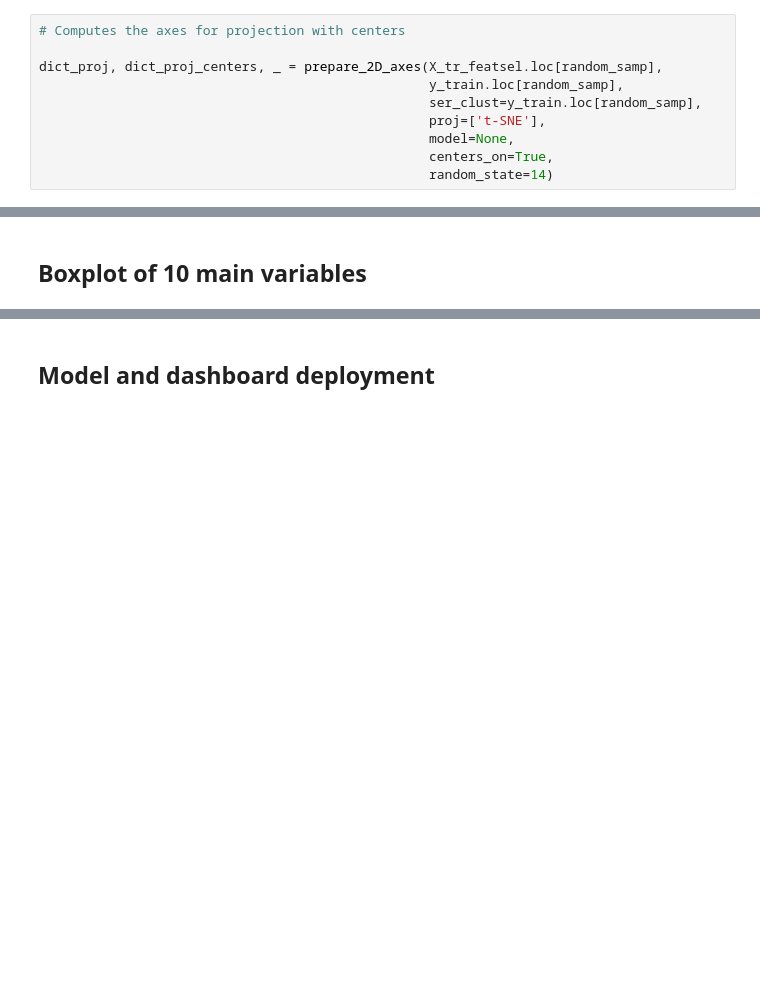
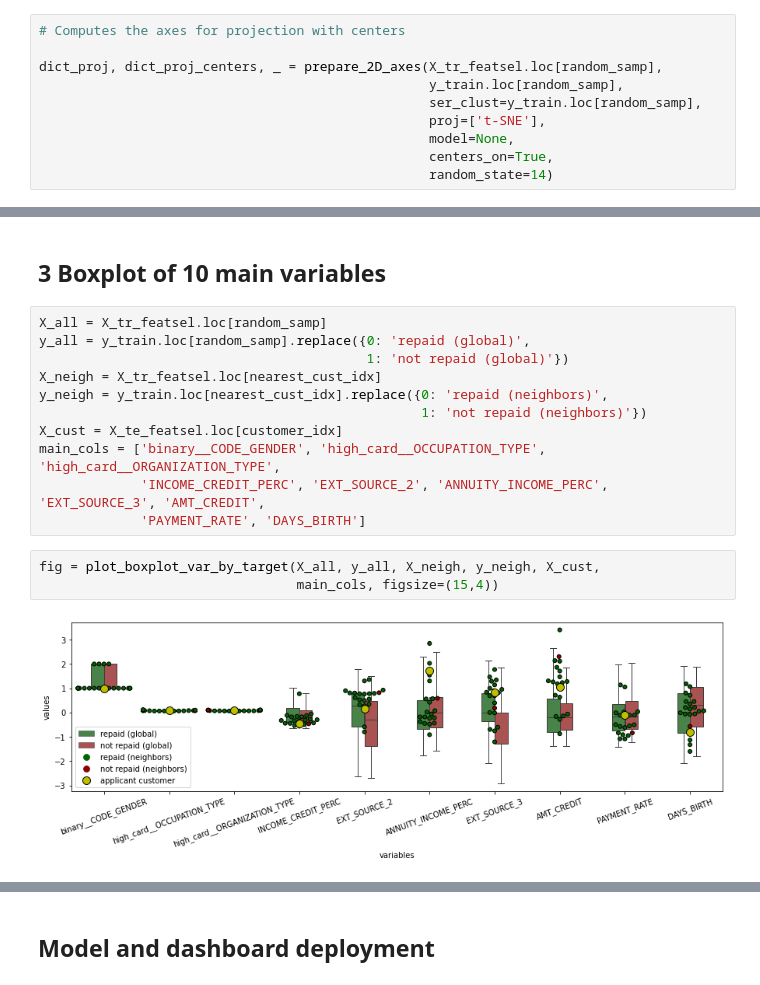
Before and after one commit to SmellyArmure/OC_DS_Project7, a Jupyter notebook: NOTEBOOKS/P7_05_Dashboard_prep.ipynb, the cells around one changed output, grey strips where cells are left out. Cells and saved outputs as stored; diff of their text form; blank space fills up the shorter version.

Commit message:
P7_05_Dashboard_prep : fini le graphe boxplot | dashboard streamlit reproduit le graphe OK.

```diff
--- a/NOTEBOOKS/P7_05_Dashboard_prep.ipynb
+++ b/NOTEBOOKS/P7_05_Dashboard_prep.ipynb
@@ -173,2 +173,18 @@ plot_projection(X=X_tr_featsel.loc[random_samp],
 # %% [markdown]
-## Boxplot of 10 main variables
+## 3 Boxplot of 10 main variables
+# %%
+X_all = X_tr_featsel.loc[random_samp]
+y_all = y_train.loc[random_samp].replace({0: 'repaid (global)',
+                                          1: 'not repaid (global)'})
+X_neigh = X_tr_featsel.loc[nearest_cust_idx]
+y_neigh = y_train.loc[nearest_cust_idx].replace({0: 'repaid (neighbors)',
+                                                 1: 'not repaid (neighbors)'})
+X_cust = X_te_featsel.loc[customer_idx]
+main_cols = ['binary__CODE_GENDER', 'high_card__OCCUPATION_TYPE', 'high_card__ORGANIZATION_TYPE',
+             'INCOME_CREDIT_PERC', 'EXT_SOURCE_2', 'ANNUITY_INCOME_PERC', 'EXT_SOURCE_3', 'AMT_CREDIT',
+             'PAYMENT_RATE', 'DAYS_BIRTH']
+# %%
+fig = plot_boxplot_var_by_target(X_all, y_all, X_neigh, y_neigh, X_cust,
+                                 main_cols, figsize=(15,4))
+# %% [output]
+[figure, added]
```
Also changed, not shown: parts of 6 cells of this notebook, 4 other files.
